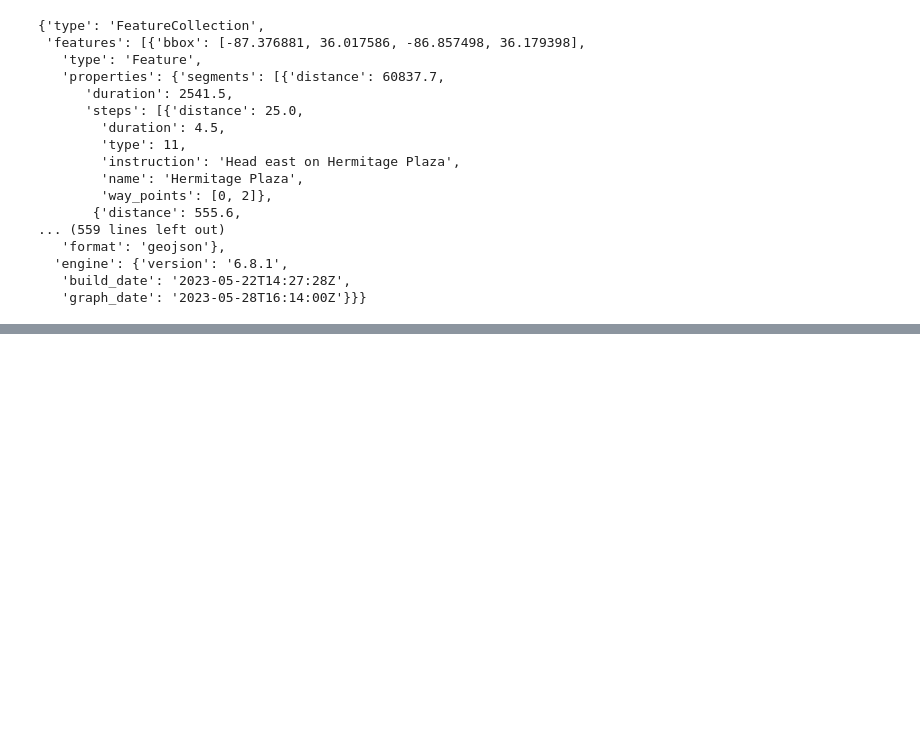
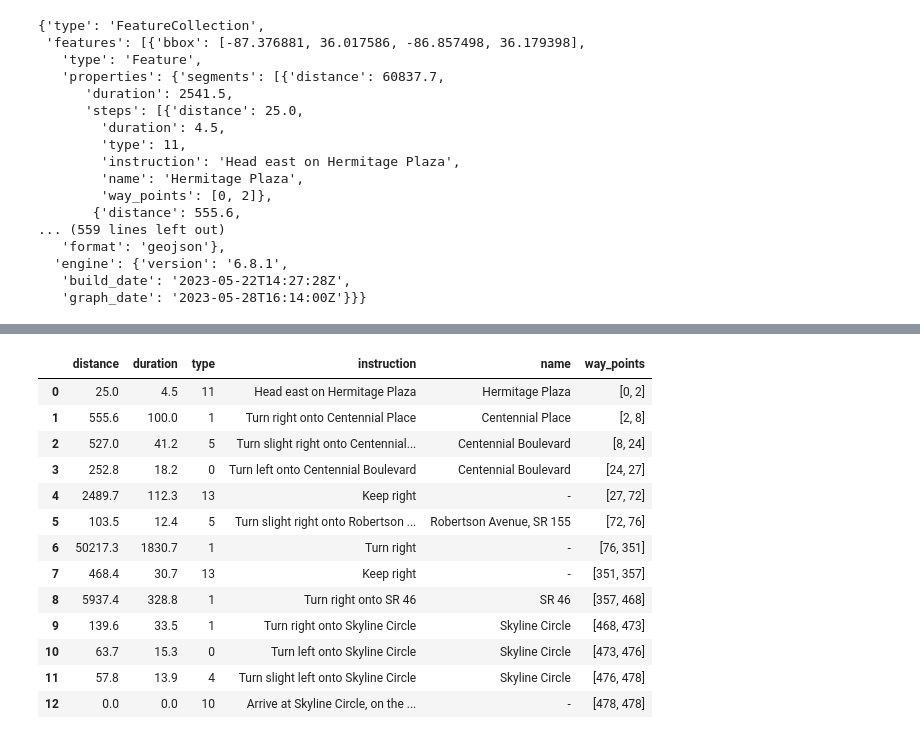
Before and after one commit to ERaines/PythonDataAnalysis, a Jupyter notebook: 03 Importando e armazenando dados/03 Importando e armazenando dados.ipynb, the cells around one changed output, grey strips where cells are left out. Saved outputs shown, nothing was run; the diff lists cells and outputs as text; code cells hidden in the pictures; blank space fills up the shorter version.

Commit message:
json normalize

```diff
--- a/03 Importando e armazenando dados/03 Importando e armazenando dados.ipynb
+++ b/03 Importando e armazenando dados/03 Importando e armazenando dados.ipynb
@@ -153,0 +175,20 @@ dados_json
+# %%
+steps_json = dados_json['features'][0]['properties']['segments'][0]['steps']
+
+dataframe_json = pd.DataFrame(steps_json)
+dataframe_json
+# %% [output]
+|  | distance | duration | type | instruction | name | way_points |
+| 0 | 25.0 | 4.5 | 11 | Head east on Hermitage Plaza | Hermitage Plaza | [0, 2] |
+| 1 | 555.6 | 100.0 | 1 | Turn right onto Centennial Place | Centennial Place | [2, 8] |
+| 2 | 527.0 | 41.2 | 5 | Turn slight right onto Centennial... | Centennial Boulevard | [8, 24] |
+| 3 | 252.8 | 18.2 | 0 | Turn left onto Centennial Boulevard | Centennial Boulevard | [24, 27] |
+| 4 | 2489.7 | 112.3 | 13 | Keep right | - | [27, 72] |
+| 5 | 103.5 | 12.4 | 5 | Turn slight right onto Robertson ... | Robertson Avenue, SR 155 | [72, 76] |
+| 6 | 50217.3 | 1830.7 | 1 | Turn right | - | [76, 351] |
+| 7 | 468.4 | 30.7 | 13 | Keep right | - | [351, 357] |
+| 8 | 5937.4 | 328.8 | 1 | Turn right onto SR 46 | SR 46 | [357, 468] |
+| 9 | 139.6 | 33.5 | 1 | Turn right onto Skyline Circle | Skyline Circle | [468, 473] |
+| 10 | 63.7 | 15.3 | 0 | Turn left onto Skyline Circle | Skyline Circle | [473, 476] |
+| 11 | 57.8 | 13.9 | 4 | Turn slight left onto Skyline Circle | Skyline Circle | [476, 478] |
+| 12 | 0.0 | 0.0 | 10 | Arrive at Skyline Circle, on the ... | - | [478, 478] |
```
Also changed, not shown: parts of 2 cells of this notebook.
